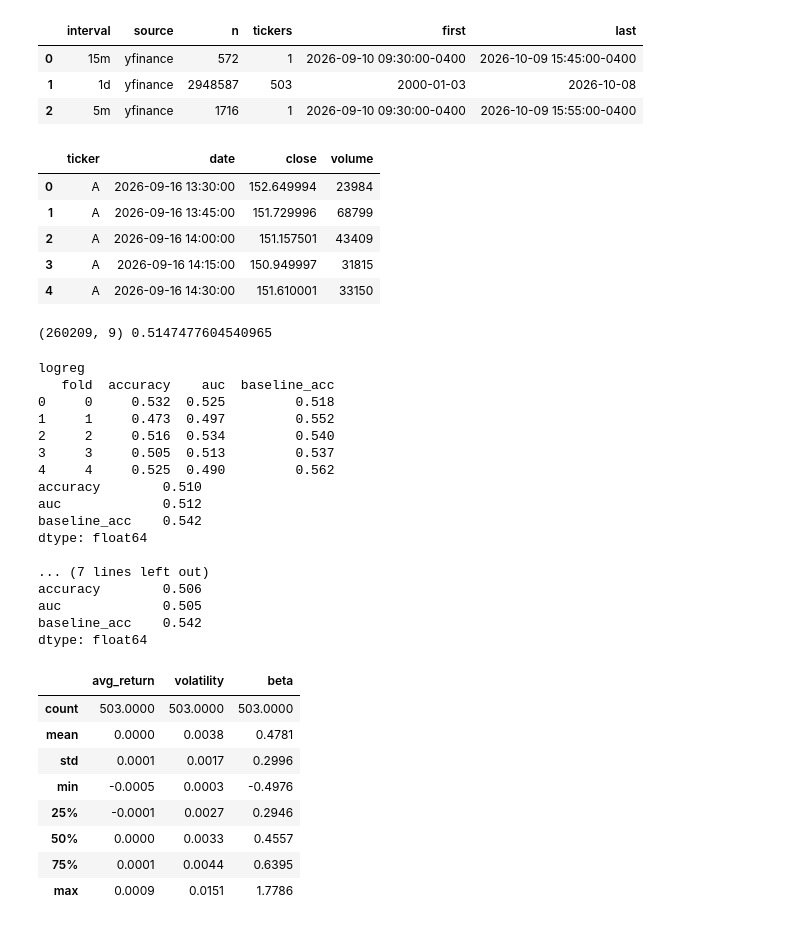
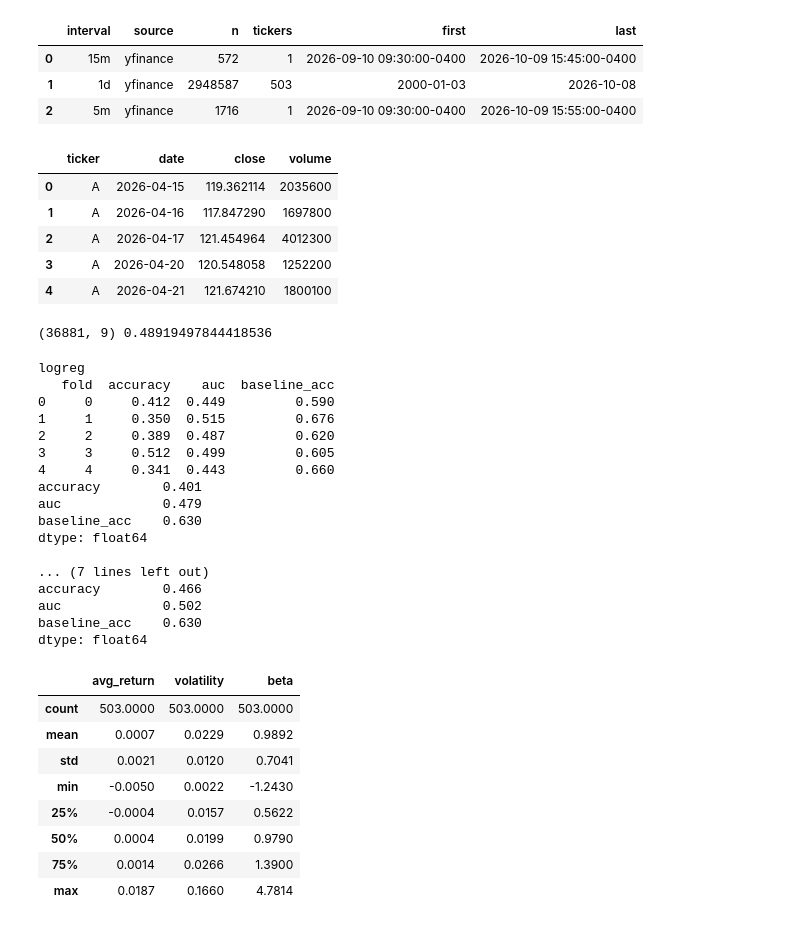
Before and after one commit to mpatelgr/finance-data-pipeline, a Jupyter notebook: notebooks/01_scikit_test.ipynb, the cells around one changed output. Cells and saved outputs as stored; diff of their text form; code cells hidden in the pictures.

```diff
--- a/notebooks/01_scikit_test.ipynb
+++ b/notebooks/01_scikit_test.ipynb
@@ -185,40 +185,40 @@ def load_prices(conn, interval="1d", period=None, tickers=None, source=None):
     intraday = interval.lower().endswith(("m", "h"))
     df["date"] = dt if intraday else dt.dt.normalize()
     df = df.drop(columns="datetime")
 
     if period is not None:
         cutoff = df["date"].max() - parse_lookback(period)
         df = df[df["date"] >= cutoff]
 
     if tickers is not None:
         wanted = [t.upper() for t in tickers]
         missing = sorted(set(wanted) - set(df["ticker"].str.upper()))
         if missing:
             print(f"Not in database, skipped: {missing}")
         mask = df["ticker"].str.upper().isin(wanted)
         df = df[mask].reset_index(drop=True)
 
     dupes = df.duplicated(["ticker", "date"]).sum()
     if dupes:
         raise ValueError(f"{dupes} duplicate ticker/date rows; filter by source.")
 
     return df.sort_values(["ticker", "date"]).reset_index(drop=True)[
         ["ticker", "date", "close", "volume"]
     ]
 
 
-# prices = load_prices(conn, interval="1d", period="6m", source=None)  # adjust values
+prices = load_prices(conn, interval="1d", period="6m", source=None)  # adjust values
 
-prices = regular_hours_only(load_prices(conn, interval="15m", period="6m"))
+# prices = regular_hours_only(load_prices(conn, interval="15m", period="6m"))
 
 prices.head()
 # %% [output]
 |  | ticker | date | close | volume |
-| 0 | A | 2026-09-16 13:30:00 | 152.649994 | 23984 |
-| 1 | A | 2026-09-16 13:45:00 | 151.729996 | 68799 |
-| 2 | A | 2026-09-16 14:00:00 | 151.157501 | 43409 |
-| 3 | A | 2026-09-16 14:15:00 | 150.949997 | 31815 |
-| 4 | A | 2026-09-16 14:30:00 | 151.610001 | 33150 |
+| 0 | A | 2026-04-15 | 119.362114 | 2035600 |
+| 1 | A | 2026-04-16 | 117.847290 | 1697800 |
+| 2 | A | 2026-04-17 | 121.454964 | 4012300 |
+| 3 | A | 2026-04-20 | 120.548058 | 1252200 |
+| 4 | A | 2026-04-21 | 121.674210 | 1800100 |
 # %%
 FEATURES = ["ret_1", "ret_5", "ret_20", "vol_20", "ma_ratio", "volume_chg"]
 
@@ -270,7 +270,7 @@ HORIZON = 5
 data = build_features(prices, horizon=HORIZON)
 print(data.shape, data["target"].mean())
 # %% [output]
-(260209, 9) 0.5147477604540965
+(36881, 9) 0.48919497844418536
 # %%
 def walk_forward_scores(data, model, n_splits=5, horizon=5):
     """Evaluate a classifier with expanding-window splits over dates.
@@ -333,20 +333,20 @@ for name, m in models.items():
 # %% [output]
 logreg
    fold  accuracy    auc  baseline_acc
-0     0     0.532  0.525         0.518
-1     1     0.473  0.497         0.552
-2     2     0.516  0.534         0.540
-3     3     0.505  0.513         0.537
-4     4     0.525  0.490         0.562
-accuracy        0.510
-auc             0.512
-baseline_acc    0.542
+0     0     0.412  0.449         0.590
+1     1     0.350  0.515         0.676
+2     2     0.389  0.487         0.620
+3     3     0.512  0.499         0.605
+4     4     0.341  0.443         0.660
+accuracy        0.401
+auc             0.479
+baseline_acc    0.630
 dtype: float64
 
 ... (7 lines left out)
-accuracy        0.506
-auc             0.505
-baseline_acc    0.542
+accuracy        0.466
+auc             0.502
+baseline_acc    0.630
 dtype: float64
 # %%
 def stock_profiles(prices):
@@ -384,13 +384,13 @@ profiles.describe().round(4)
 # %% [output]
 |  | avg_return | volatility | beta |
 | count | 503.0000 | 503.0000 | 503.0000 |
-| mean | 0.0000 | 0.0038 | 0.4781 |
-| std | 0.0001 | 0.0017 | 0.2996 |
-| min | -0.0005 | 0.0003 | -0.4976 |
-| 25% | -0.0001 | 0.0027 | 0.2946 |
-| 50% | 0.0000 | 0.0033 | 0.4557 |
-| 75% | 0.0001 | 0.0044 | 0.6395 |
-| max | 0.0009 | 0.0151 | 1.7786 |
+| mean | 0.0007 | 0.0229 | 0.9892 |
+| std | 0.0021 | 0.0120 | 0.7041 |
+| min | -0.0050 | 0.0022 | -1.2430 |
+| 25% | -0.0004 | 0.0157 | 0.5622 |
+| 50% | 0.0004 | 0.0199 | 0.9790 |
+| 75% | 0.0014 | 0.0266 | 1.3900 |
+| max | 0.0187 | 0.1660 | 4.7814 |
 # %%
 from sklearn.cluster import KMeans
 from sklearn.preprocessing import StandardScaler
```
Also changed, not shown: parts of 4 cells of this notebook.
